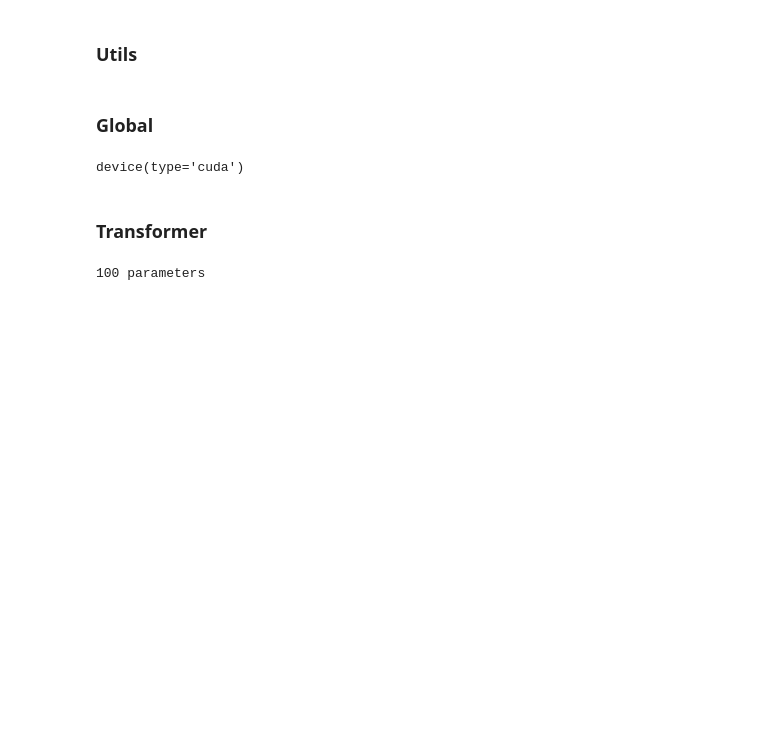
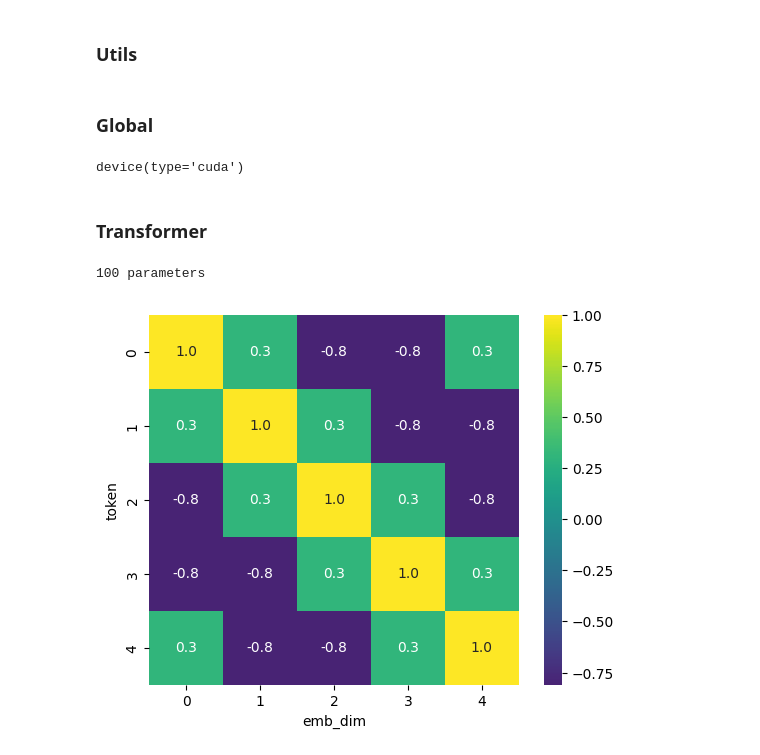
Before and after one commit to SewoongLee/addition_TF, a Jupyter notebook: addition_TF.ipynb, the cells around one changed output. Cells and saved outputs as stored; diff of their text form; code cells hidden in the pictures; blank space fills up the shorter version.

```diff
--- a/addition_TF.ipynb
+++ b/addition_TF.ipynb
@@ -42,19 +46,23 @@ import torch.nn as nn
 import torch.optim as optim
 from torch.utils.data import DataLoader, TensorDataset
 import torch.nn.functional as F
+import math
 
 class TF(nn.Module):
-    def __init__(self, n_vocab=base, d_model=base):
+    def __init__(self, n_vocab=base, d_model=5, emb_dim=5):
         super(TF, self).__init__()
         torch.manual_seed(42)
 
-        self.WE = nn.Embedding(n_vocab, d_model)
+        # ff_dim = d_model * 4
+        ff_dim = d_model
+
+        self.WE = nn.Embedding(n_vocab, emb_dim)
         # self.WQ = nn.Linear(d_model, d_model, bias=False)
         # self.WK = nn.Linear(d_model, d_model, bias=False)
-        self.WV = nn.Linear(d_model, d_model, bias=False)
-        self.W1 = nn.Linear(d_model, d_model, bias=False)
-        # self.W2 = nn.Linear(d_model, d_model, bias=False)
-        self.WL = nn.Linear(d_model, n_vocab, bias=False)
+        self.WV = nn.Linear(emb_dim, d_model, bias=False)
+        self.W1 = nn.Linear(d_model, ff_dim, bias=False)
+        self.W2 = nn.Linear(ff_dim, emb_dim, bias=False)
+        # self.WL = nn.Linear(d_model, n_vocab, bias=False)
 
     def forward(self, x):
         batch_size, seq_len = x.shape
@@ -70,14 +78,15 @@ class TF(nn.Module):
         V = self.WV(E)
         # V = E # Ablate WV
 
-        att = torch.matmul(att_weight, V)
+        att = att_weight @ V
 
-        # FNN = self.W2(F.relu(self.W1(att)))
-        FNN = F.relu(self.W1(att)) # Ablate W2
+        FNN = self.W2(F.relu(self.W1(att)))
+        # FNN = F.relu(self.W1(att)) # Ablate W2
         # FNN = self.W1(att) # Ablate W2+ReLU (X)
         # FNN = att # Ablate FFN (X)
 
-        L = self.WL(FNN)
+        # L = self.WL(FNN)
+        L = FNN @ self.WE.weight.t()  # Use shared weight
         # L = FNN # Ablate WL
 
         return L[:,-1,:] # only next token
@@ -106,17 +131,19 @@ print(sum(p.numel() for p in model.parameters()), 'parameters')
 # %%
-# WE = model.WE.weight.data.cpu().detach()
+WE = model.WE.weight.data.cpu().detach()
 
-# import numpy as np
-# y = np.cos(2 * np.pi * np.arange(base*2) / base)
+import numpy as np
+y = np.cos(2 * np.pi * np.arange(base*2) / base)
 
-# rad = 1
-# for row in range(base):
-#     for col in range(base):
-#         WE[row, col] = rad * y[10+row-col]
+rad = 1
+for row in range(base):
+    for col in range(base):
+        WE[row, col] = rad * y[base+row-col]
 
-# model.WE.weight.data = WE.to(device)
-# model.WE.weight.requires_grad = False
-# hm(model.WE.weight.data)
+model.WE.weight.data = WE.to(device)
+model.WE.weight.requires_grad = False
+hm(model.WE.weight.data, xaxis_name='emb_dim', yaxis_name='token')
+# %% [output]
+[figure, added]
 # %%
 # WL = model.WL.weight.data.cpu().detach()
 # WL = torch.ones_like(WL)
```
Also changed, not shown: parts of 12 cells of this notebook.
